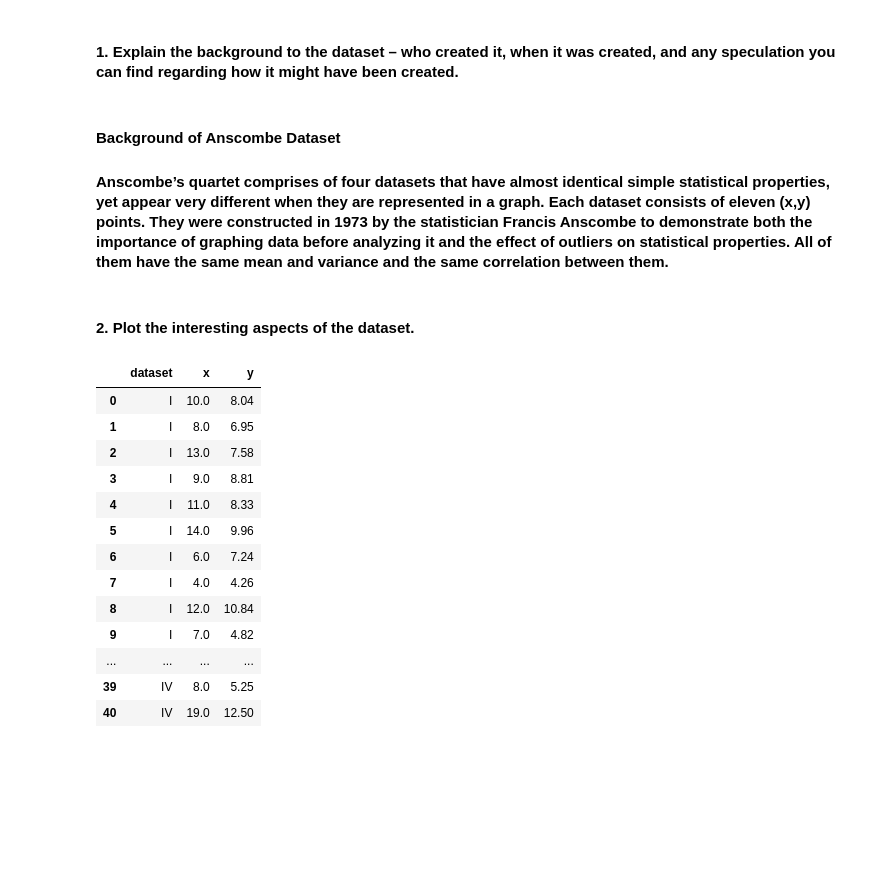
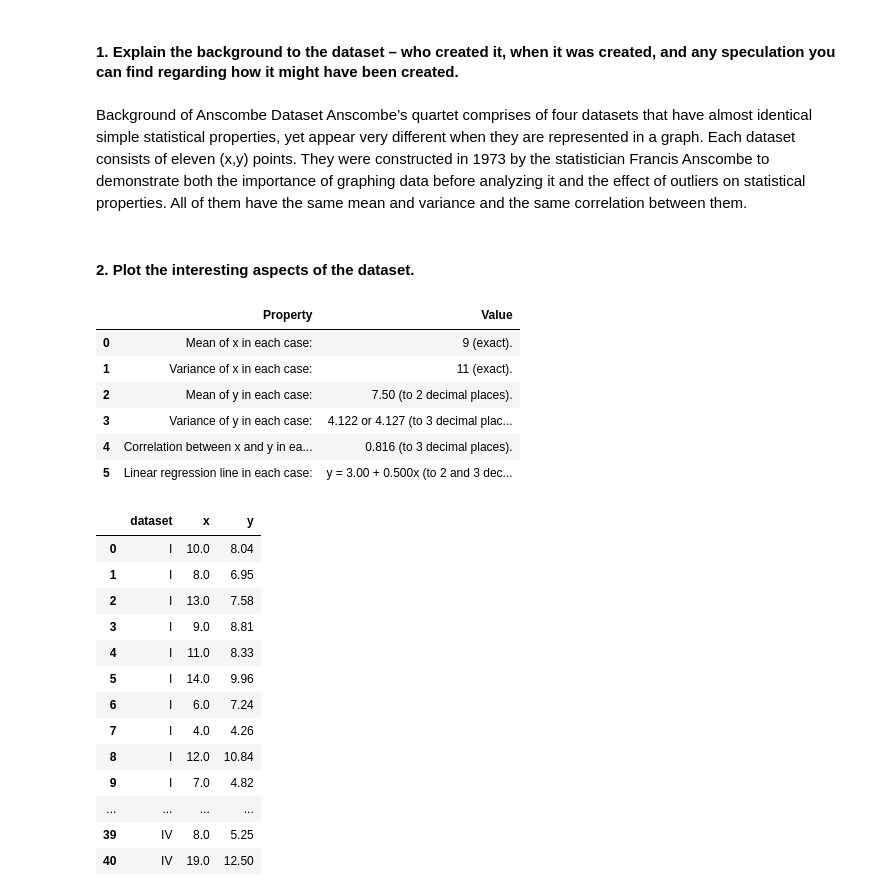
Before and after one commit to shakti230/Anscombe-dataset, a Jupyter notebook: anscombe-dataset.ipynb, the cells around one changed output. Saved outputs shown, nothing was run; the diff lists cells and outputs as text; code cells hidden in the pictures; blank space fills up the shorter version.

```diff
--- a/anscombe-dataset.ipynb
+++ b/anscombe-dataset.ipynb
@@ -6,10 +11,27 @@
 # %% [markdown]
 #### 1. Explain the background to the dataset – who created it, when it was created, and any speculation you can find regarding how it might have been created.
 # %% [markdown]
-#### Background of Anscombe Dataset
-#### Anscombe’s quartet comprises of four datasets that have almost identical simple statistical properties, yet appear very different when they are represented in a graph. Each dataset consists of eleven (x,y) points. They were constructed in 1973 by the statistician Francis Anscombe to demonstrate both the importance of graphing data before analyzing it and the effect of outliers on statistical properties. All of them have the same mean and variance and the same correlation between them.
+Background of Anscombe Dataset
+Anscombe’s quartet comprises of four datasets that have almost identical simple statistical properties, yet appear very different when they are represented in a graph. Each dataset consists of eleven (x,y) points. They were constructed in 1973 by the statistician Francis Anscombe to demonstrate both the importance of graphing data before analyzing it and the effect of outliers on statistical properties. All of them have the same mean and variance and the same correlation between them.
 # %% [markdown]
 #### 2. Plot the interesting aspects of the dataset.
+# %%
+import pandas as pd
+data = [['Mean of x in each case:','9 (exact).'],
+        ['Variance of x in each case:','11 (exact).'],
+        ['Mean of y in each case:','7.50 (to 2 decimal places).' ],
+        ['Variance of y in each case:','4.122 or 4.127 (to 3 decimal places).' ],
+        ['Correlation between x and y in each case:','0.816 (to 3 decimal places).'],
+       ['Linear regression line in each case:', 'y = 3.00 + 0.500x (to 2 and 3 decimal places).']]
+pd.DataFrame(data, columns=["Property", "Value"])
+# %% [output]
+|  | Property | Value |
+| 0 | Mean of x in each case: | 9 (exact). |
+| 1 | Variance of x in each case: | 11 (exact). |
+| 2 | Mean of y in each case: | 7.50 (to 2 decimal places). |
+| 3 | Variance of y in each case: | 4.122 or 4.127 (to 3 decimal plac... |
+| 4 | Correlation between x and y in ea... | 0.816 (to 3 decimal places). |
+| 5 | Linear regression line in each case: | y = 3.00 + 0.500x (to 2 and 3 dec... |
 # %%
 import pandas as pd  # Import the panda package to use for data manipulation
 import matplotlib.pyplot as plt  # Use to create plots
```
Also changed, not shown: parts of 9 cells of this notebook.
